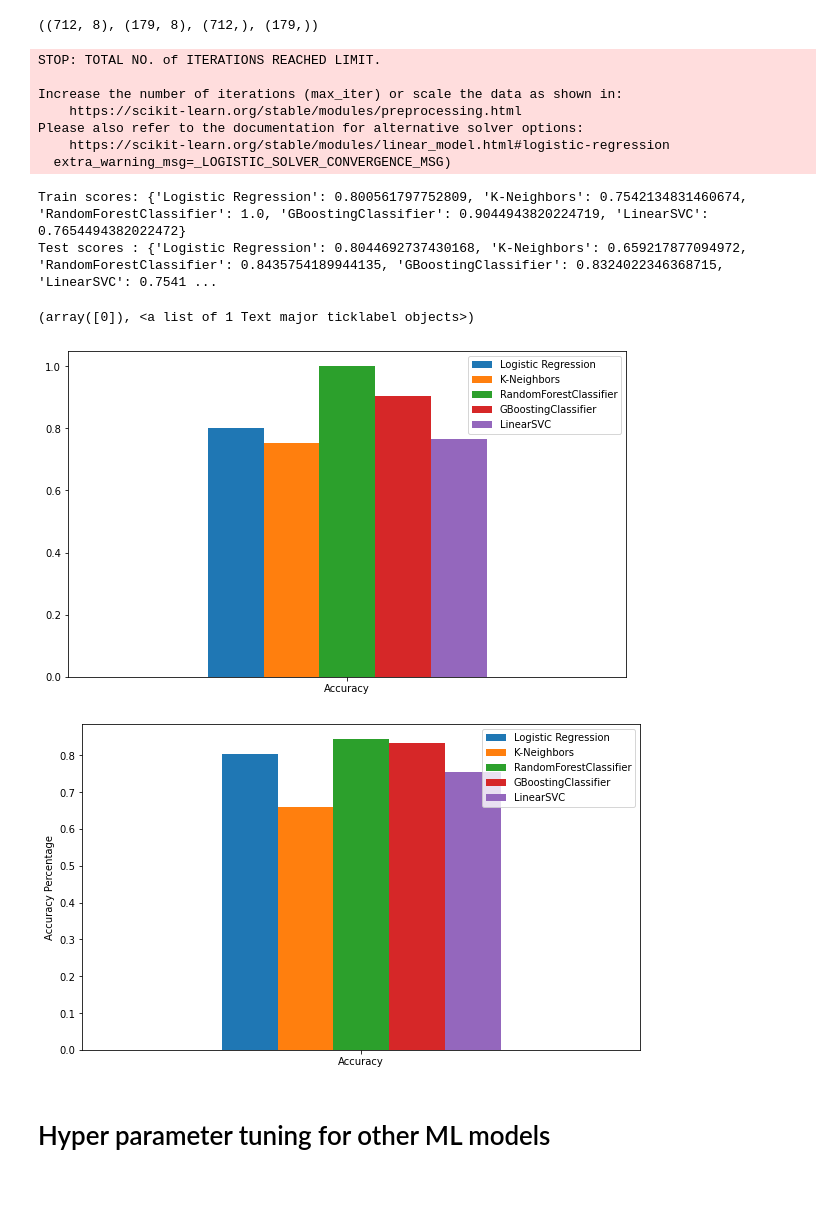
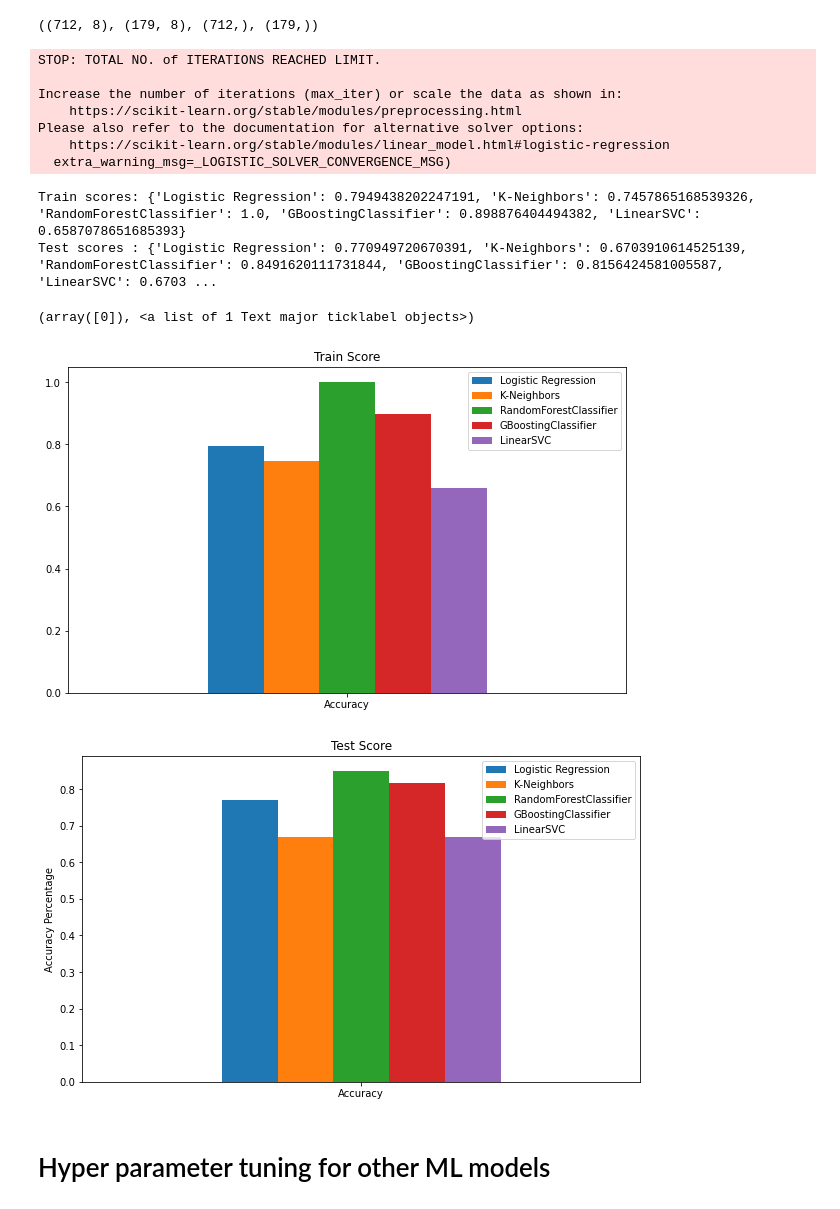
Before and after one commit to adithiya20/Machine_Learning, a Jupyter notebook: Titanic Survivor Project/Titanic Classification Project.ipynb, the cells around one changed output. Drawn from its saved outputs; the diff is of its cells as text; code cells hidden in the pictures.

```diff
--- a/Titanic Survivor Project/Titanic Classification Project.ipynb
+++ b/Titanic Survivor Project/Titanic Classification Project.ipynb
@@ -166,7 +182,14 @@ From the correlation matrix you can tell that Pclass and Fare had a strong corre
 I did a correlation and checked if the Cabin number had an impact on Survivability. It did not. Therefore I am going to drop that column from the features.
 # %%
 # Fill in the missing columns
-df_train.Age.fillna(df_train['Age'].mean(), inplace = True)
+mean = df_train["Age"].mean()
+std = df_train["Age"].std()
+# find random numbers between the mean, std and is_null
+for x in df_train.Age.isna():
+    random_age = np.random.randint(mean - std, mean + std)
+    # fill NaN values in Age column with random values generated
+    df_train["Age"].fillna(random_age, inplace=True)
+
 # Filling missing Embarked values with most common value
 df_train["Embarked"] = df_train["Embarked"].fillna(df_train["Embarked"].mode()[0])
 df_train.isna().sum()
@@ -291,22 +314,24 @@ Increase the number of iterations (max_iter) or scale the data as shown in:
 Please also refer to the documentation for alternative solver options:
     https://scikit-learn.org/stable/modules/linear_model.html#logistic-regression
   extra_warning_msg=_LOGISTIC_SOLVER_CONVERGENCE_MSG)
-Train scores: {'Logistic Regression': 0.800561797752809, 'K-Neighbors': 0.7542134831460674, 'RandomForestClassifier': 1.0, 'GBoostingClassifier': 0.9044943820224719, 'LinearSVC': 0.7654494382022472}
-Test scores : {'Logistic Regression': 0.8044692737430168, 'K-Neighbors': 0.659217877094972, 'RandomForestClassifier': 0.8435754189944135, 'GBoostingClassifier': 0.8324022346368715, 'LinearSVC': 0.7541 ...
+Train scores: {'Logistic Regression': 0.7949438202247191, 'K-Neighbors': 0.7457865168539326, 'RandomForestClassifier': 1.0, 'GBoostingClassifier': 0.898876404494382, 'LinearSVC': 0.6587078651685393}
+Test scores : {'Logistic Regression': 0.770949720670391, 'K-Neighbors': 0.6703910614525139, 'RandomForestClassifier': 0.8491620111731844, 'GBoostingClassifier': 0.8156424581005587, 'LinearSVC': 0.6703 ...
 # %%
 #Visualize the train and test set scores for different models
 model_train_compare=pd.DataFrame(model_train_scores, index=["Accuracy"])
 model_test_compare=pd.DataFrame(model_test_scores, index=["Accuracy"])
 
 model_train_compare.plot.bar(figsize=(10,6))
 plt.xticks(rotation=0)
+plt.title("Train Score")
 model_test_compare.plot.bar(figsize=(10,6))
+plt.title("Test Score")
 plt.ylabel("Accuracy Percentage")
 plt.xticks(rotation=0)
 # %% [output]
 (array([0]), <a list of 1 Text major ticklabel objects>)
-[figure, old version]
+[figure, new version]
-[figure, old version]
+[figure, new version]
 # %% [markdown]
 # Hyper parameter tuning for other ML models
 # %%
```
Also changed, not shown: parts of 43 cells of this notebook.
